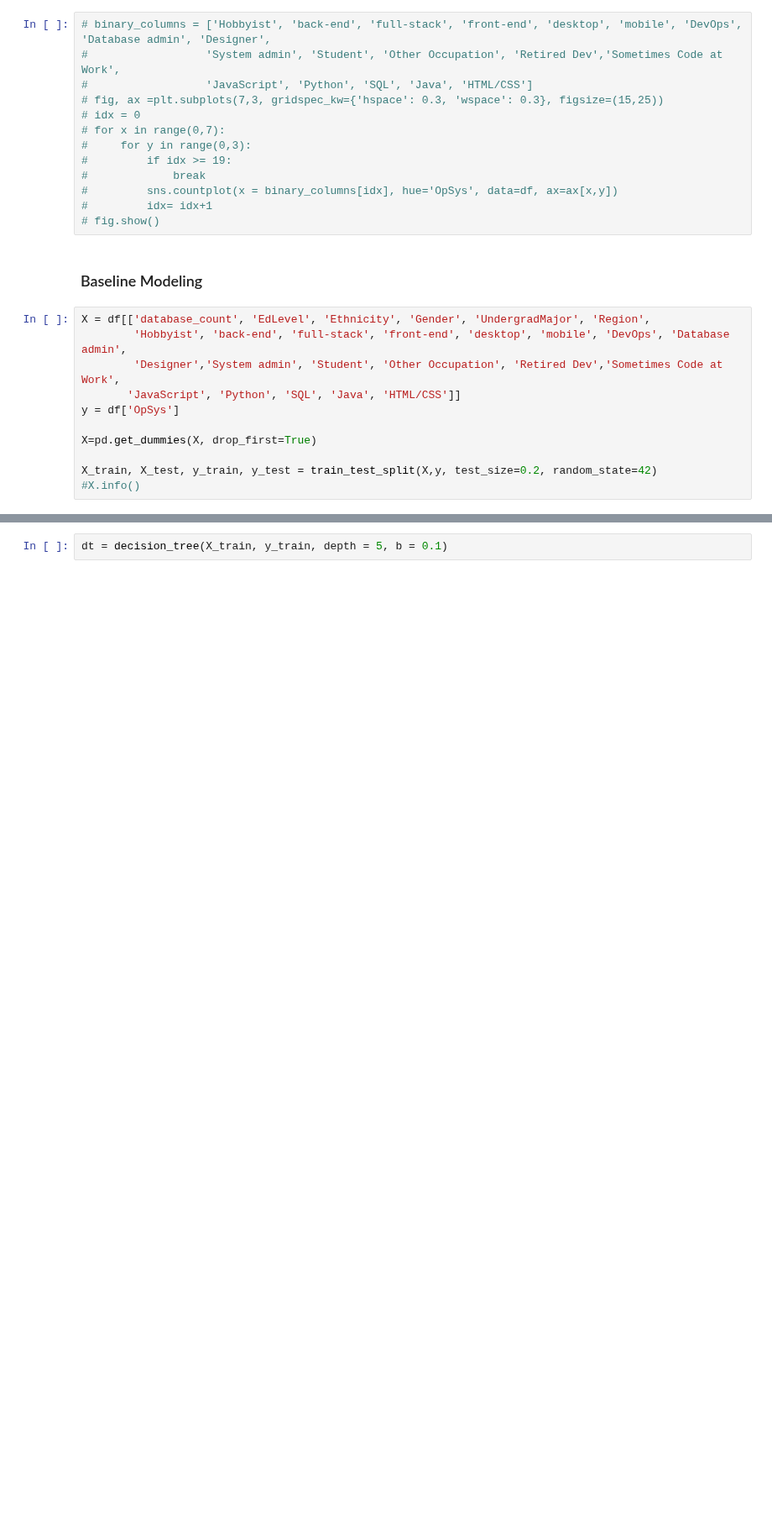
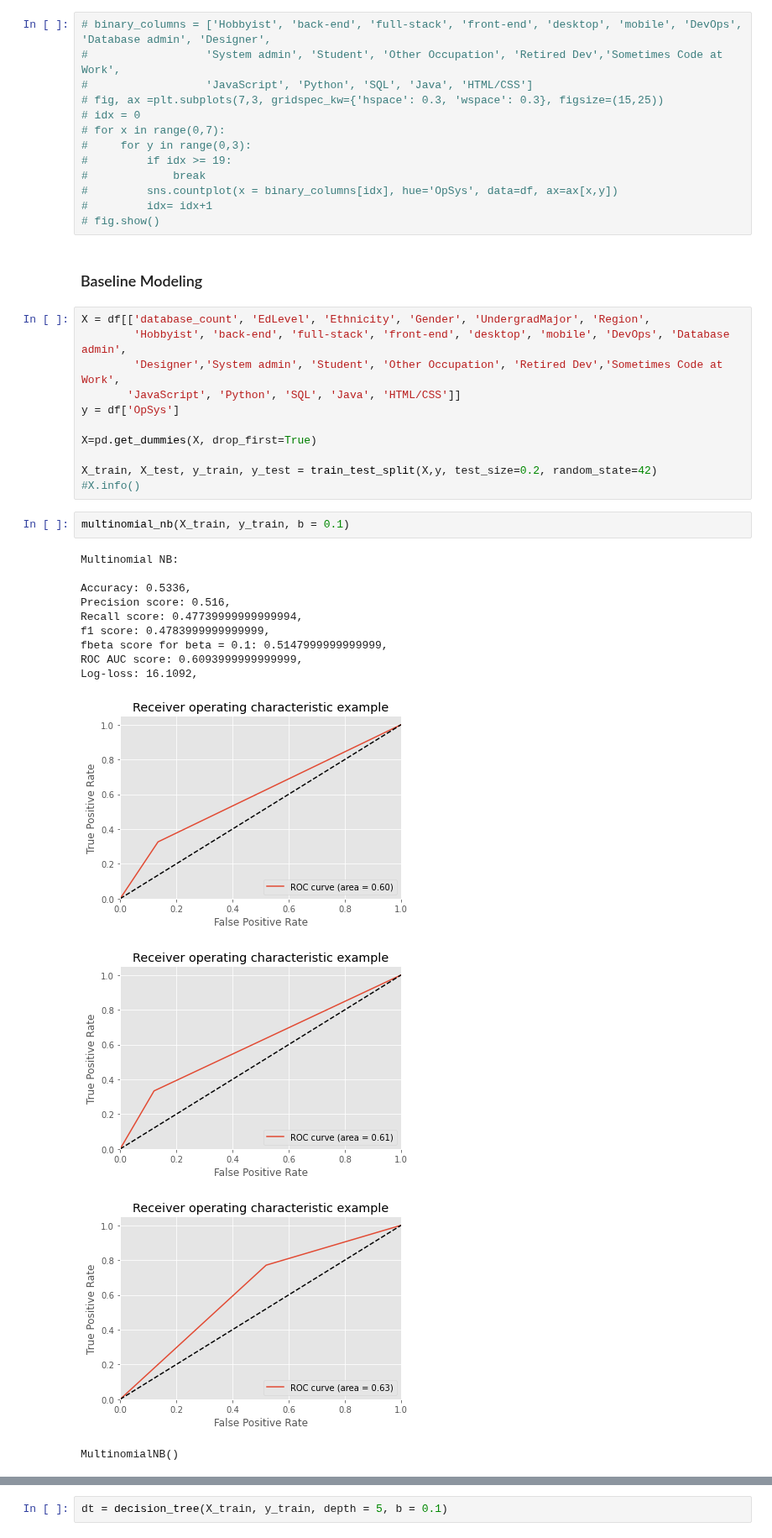
Before and after one commit to racheldilley1/coding-language-predictor, a Jupyter notebook: Notebooks/EDA and Modeling Notebook.ipynb, the cells around one changed output, grey strips where cells are left out. Shown at 84% size. Cells and saved outputs as stored; diff of their text form; blank space fills up the shorter version.

```diff
--- a/Notebooks/EDA and Modeling Notebook.ipynb
+++ b/Notebooks/EDA and Modeling Notebook.ipynb
@@ -65,6 +65,22 @@ X=pd.get_dummies(X, drop_first=True)
 
 X_train, X_test, y_train, y_test = train_test_split(X,y, test_size=0.2, random_state=42)
 #X.info()
+# %%
+multinomial_nb(X_train, y_train, b = 0.1)
+# %% [output]
+Multinomial NB:
+
+Accuracy: 0.5336,
+Precision score: 0.516,
+Recall score: 0.47739999999999994,
+f1 score: 0.4783999999999999,
+fbeta score for beta = 0.1: 0.5147999999999999,
+ROC AUC score: 0.6093999999999999,
+Log-loss: 16.1092,
+[figure, added]
+[figure, added]
+[figure, added]
+MultinomialNB()
 # %%
 rf = random_forest(X_train, y_train, estimators = 100, b = 0.1)
 # %% [output]
```
Also changed, not shown: parts of 3 cells of this notebook, 1 other file.
